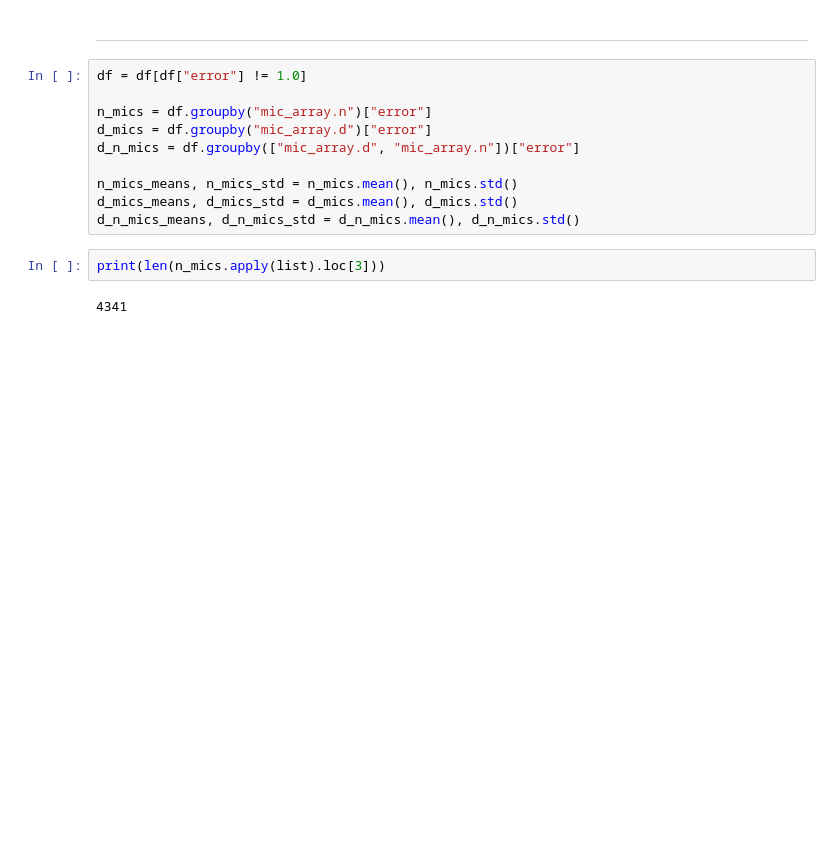
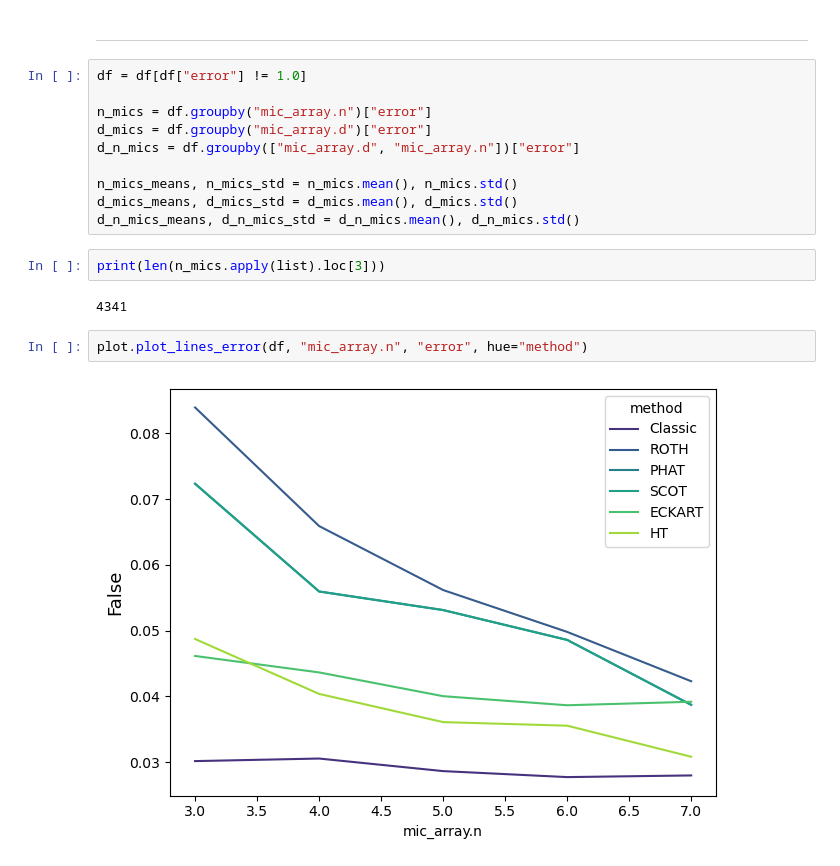
Before and after one commit to Joaqo99/DSP-TP, a Jupyter notebook: mic_array_config_analisis.ipynb, the cells around one changed output. Cells and saved outputs as stored; diff of their text form; blank space fills up the shorter version.

```diff
--- a/mic_array_config_analisis.ipynb
+++ b/mic_array_config_analisis.ipynb
@@ -158,3 +159,7 @@ d_n_mics_means, d_n_mics_std = d_n_mics.mean(), d_n_mics.std()
 print(len(n_mics.apply(list).loc[3]))
 # %% [output]
 4341
+# %%
+plot.plot_lines_error(df, "mic_array.n", "error", hue="method")
+# %% [output]
+[figure, added]
```
Also changed, not shown: parts of 2 cells of this notebook, 9 other files.
